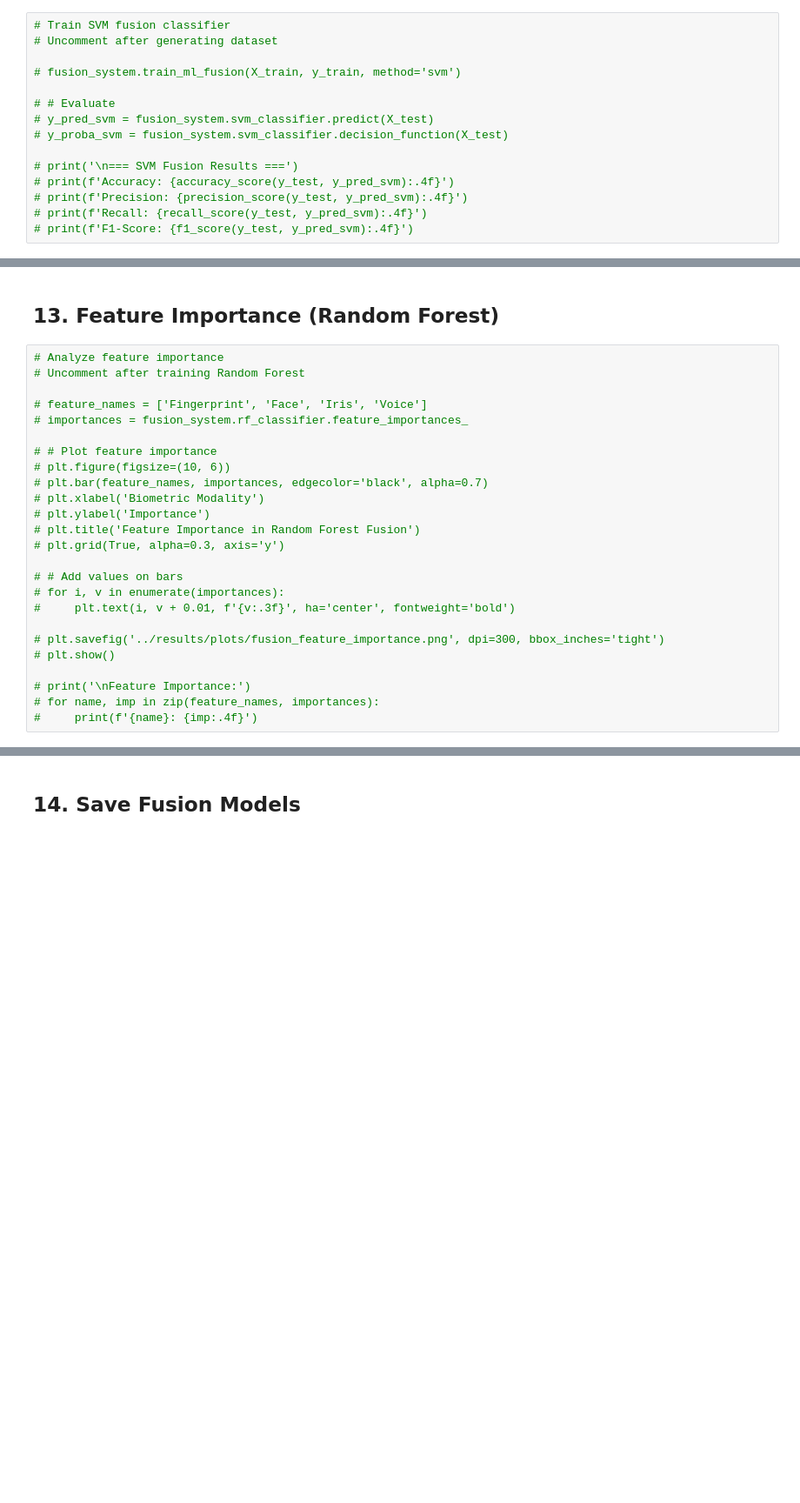
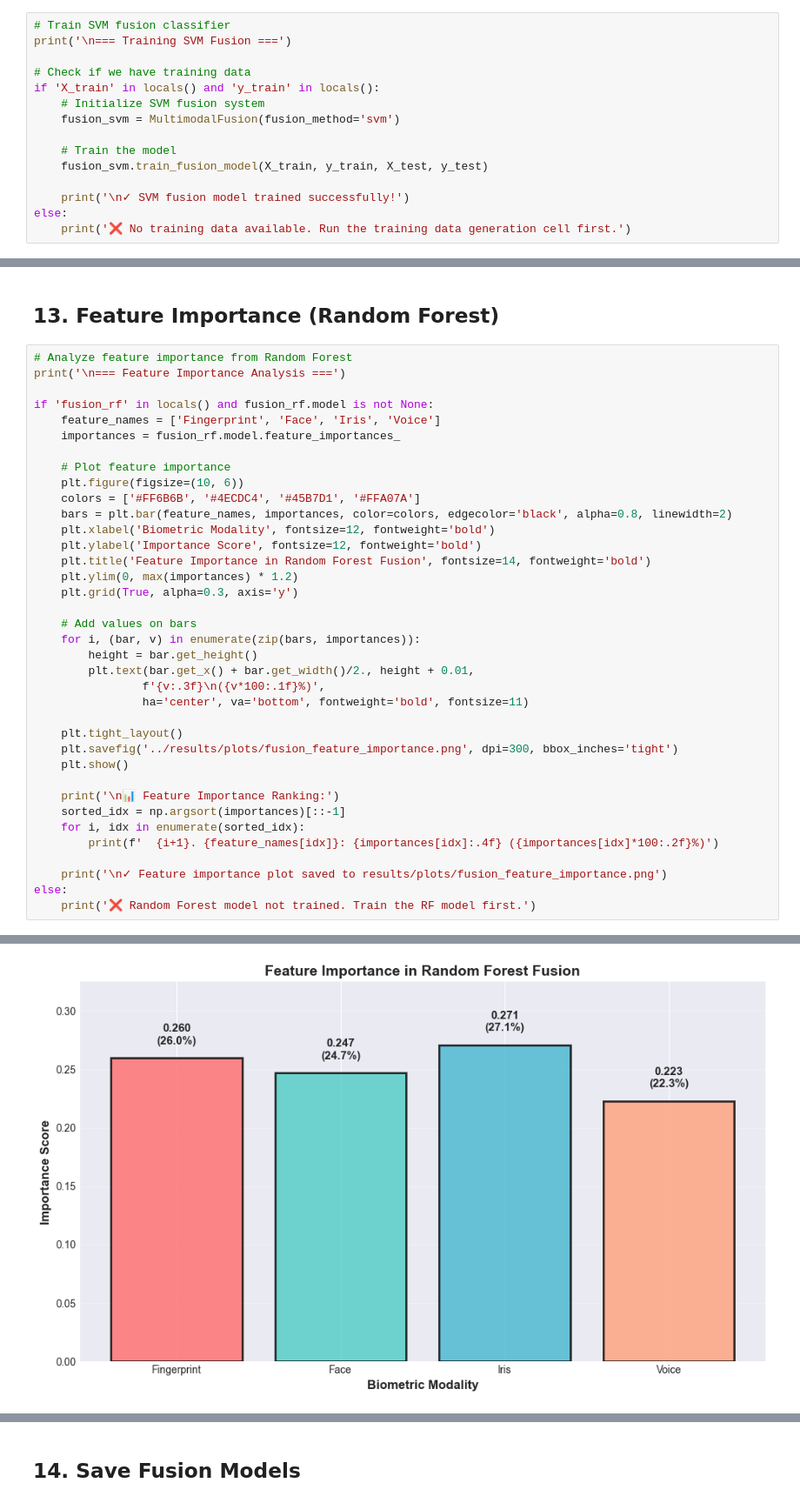
Before and after one commit to lewisMVP/multimodal-biometric-authentication, a Jupyter notebook: notebooks/05_fusion_development.ipynb, the cells around one changed output, grey strips where cells are left out. Shown at 87% size. Saved outputs shown, nothing was run; the diff lists cells and outputs as text; blank space fills up the shorter version.

Commit message:
fusion update

```diff
--- a/notebooks/05_fusion_development.ipynb
+++ b/notebooks/05_fusion_development.ipynb
@@ -371,16 +731,16 @@ available_users = ['user1', 'user2', 'user3']  # Add your enrolled users here
 ## 10. Train SVM Fusion
 # %%
 # Train SVM fusion classifier
-# Uncomment after generating dataset
+print('\n=== Training SVM Fusion ===')
 
-# fusion_system.train_ml_fusion(X_train, y_train, method='svm')
+# Check if we have training data
+if 'X_train' in locals() and 'y_train' in locals():
+    # Initialize SVM fusion system
+    fusion_svm = MultimodalFusion(fusion_method='svm')
 
-# # Evaluate
-# y_pred_svm = fusion_system.svm_classifier.predict(X_test)
-# y_proba_svm = fusion_system.svm_classifier.decision_function(X_test)
+    # Train the model
+    fusion_svm.train_fusion_model(X_train, y_train, X_test, y_test)
 
-# print('\n=== SVM Fusion Results ===')
-# print(f'Accuracy: {accuracy_score(y_test, y_pred_svm):.4f}')
-# print(f'Precision: {precision_score(y_test, y_pred_svm):.4f}')
-# print(f'Recall: {recall_score(y_test, y_pred_svm):.4f}')
-# print(f'F1-Score: {f1_score(y_test, y_pred_svm):.4f}')
+    print('\n✓ SVM fusion model trained successfully!')
+else:
+    print('❌ No training data available. Run the training data generation cell first.')
@@ -473,27 +960,40 @@ available_users = ['user1', 'user2', 'user3']  # Add your enrolled users here
 # %% [markdown]
 ## 13. Feature Importance (Random Forest)
 # %%
-# Analyze feature importance
-# Uncomment after training Random Forest
+# Analyze feature importance from Random Forest
+print('\n=== Feature Importance Analysis ===')
 
-# feature_names = ['Fingerprint', 'Face', 'Iris', 'Voice']
-# importances = fusion_system.rf_classifier.feature_importances_
+if 'fusion_rf' in locals() and fusion_rf.model is not None:
+    feature_names = ['Fingerprint', 'Face', 'Iris', 'Voice']
+    importances = fusion_rf.model.feature_importances_
 
-# # Plot feature importance
-# plt.figure(figsize=(10, 6))
-# plt.bar(feature_names, importances, edgecolor='black', alpha=0.7)
-# plt.xlabel('Biometric Modality')
-# plt.ylabel('Importance')
-# plt.title('Feature Importance in Random Forest Fusion')
-# plt.grid(True, alpha=0.3, axis='y')
+    # Plot feature importance
+    plt.figure(figsize=(10, 6))
+    colors = ['#FF6B6B', '#4ECDC4', '#45B7D1', '#FFA07A']
+    bars = plt.bar(feature_names, importances, color=colors, edgecolor='black', alpha=0.8, linewidth=2)
+    plt.xlabel('Biometric Modality', fontsize=12, fontweight='bold')
+    plt.ylabel('Importance Score', fontsize=12, fontweight='bold')
+    plt.title('Feature Importance in Random Forest Fusion', fontsize=14, fontweight='bold')
+    plt.ylim(0, max(importances) * 1.2)
+    plt.grid(True, alpha=0.3, axis='y')
 
-# # Add values on bars
-# for i, v in enumerate(importances):
-#     plt.text(i, v + 0.01, f'{v:.3f}', ha='center', fontweight='bold')
+    # Add values on bars
+    for i, (bar, v) in enumerate(zip(bars, importances)):
+        height = bar.get_height()
+        plt.text(bar.get_x() + bar.get_width()/2., height + 0.01,
+                f'{v:.3f}\n({v*100:.1f}%)',
+                ha='center', va='bottom', fontweight='bold', fontsize=11)
 
-# plt.savefig('../results/plots/fusion_feature_importance.png', dpi=300, bbox_inches='tight')
-# plt.show()
+    plt.tight_layout()
+    plt.savefig('../results/plots/fusion_feature_importance.png', dpi=300, bbox_inches='tight')
+    plt.show()
 
-# print('\nFeature Importance:')
-# for name, imp in zip(feature_names, importances):
-#     print(f'{name}: {imp:.4f}')
+    print('\n📊 Feature Importance Ranking:')
+    sorted_idx = np.argsort(importances)[::-1]
+    for i, idx in enumerate(sorted_idx):
+        print(f'  {i+1}. {feature_names[idx]}: {importances[idx]:.4f} ({importances[idx]*100:.2f}%)')
+
+    print('\n✓ Feature importance plot saved to results/plots/fusion_feature_importance.png')
+else:
+    print('❌ Random Forest model not trained. Train the RF model first.')
+# %% [output]
@@ -499,0 +1001 @@ available_users = ['user1', 'user2', 'user3']  # Add your enrolled users here
+[figure, added]
```
Also changed, not shown: parts of 18 cells of this notebook, 2 other files.
